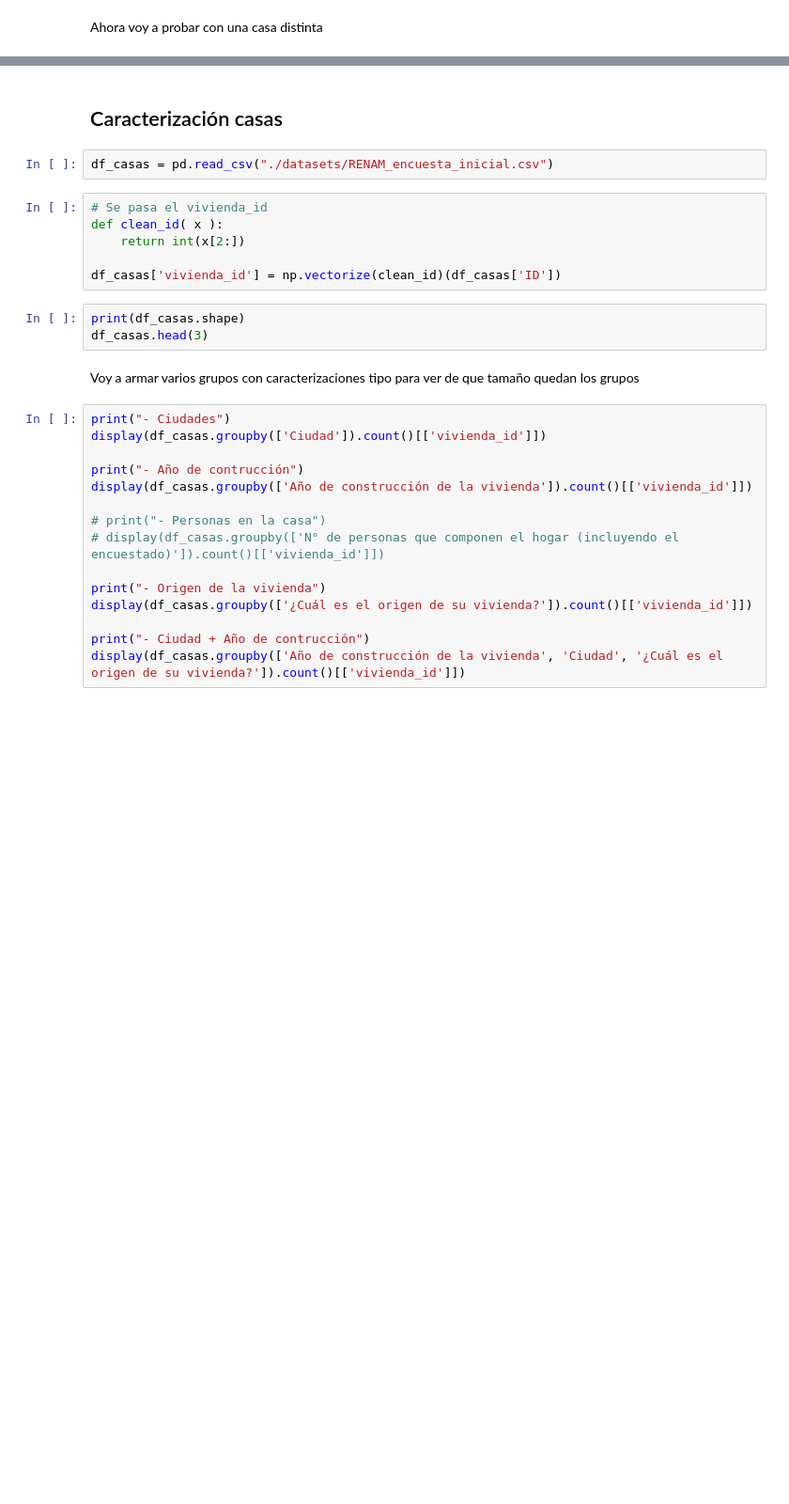
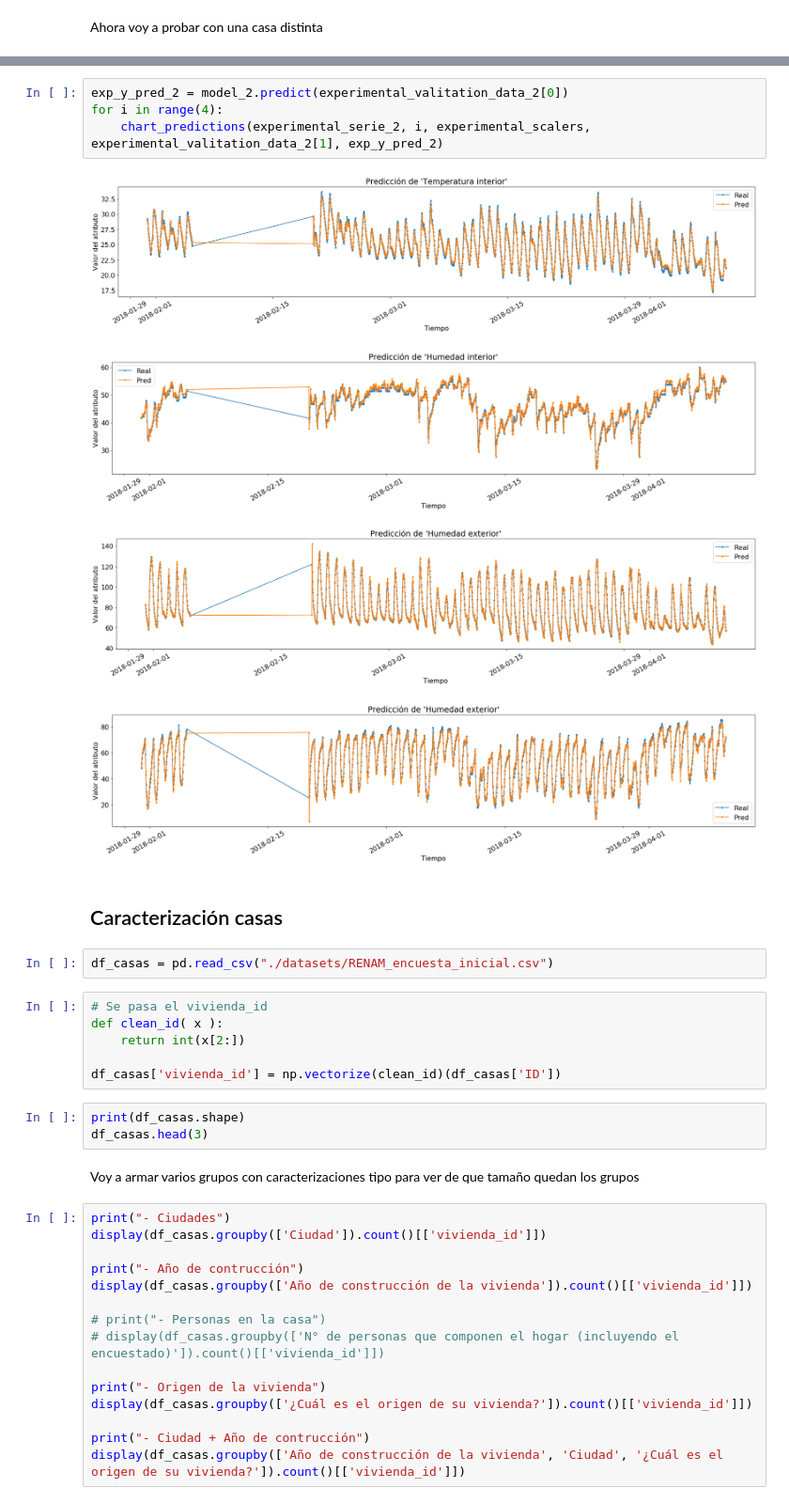
Before and after one commit to fco96/memoria, a Jupyter notebook: Memoria Francisco Olivares.ipynb, the cells around one changed output, grey strips where cells are left out. Shown at 94% size. Drawn from its saved outputs; the diff is of its cells as text; blank space fills up the shorter version.

```diff
--- a/Memoria Francisco Olivares.ipynb
+++ b/Memoria Francisco Olivares.ipynb
@@ -522,3 +605,12 @@ for i in range(4):
+# %%
+exp_y_pred_2 = model_2.predict(experimental_valitation_data_2[0])
+for i in range(4):
+    chart_predictions(experimental_serie_2, i, experimental_scalers, experimental_valitation_data_2[1], exp_y_pred_2)
+# %% [output]
+[figure, added]
+[figure, added]
+[figure, added]
+[figure, added]
 # %% [markdown]
 ## Caracterización casas
 # %%
```
Also changed, not shown: parts of 10 cells of this notebook.
